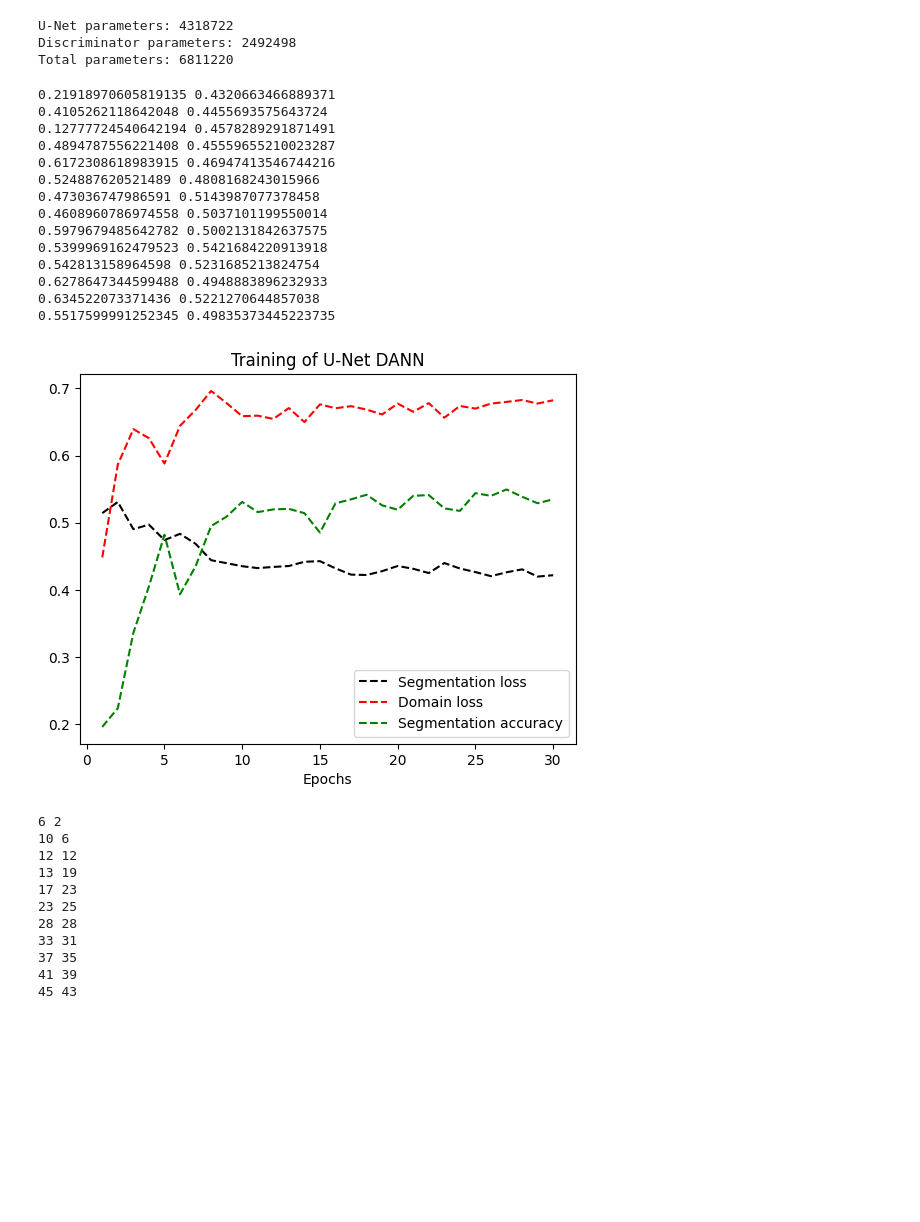
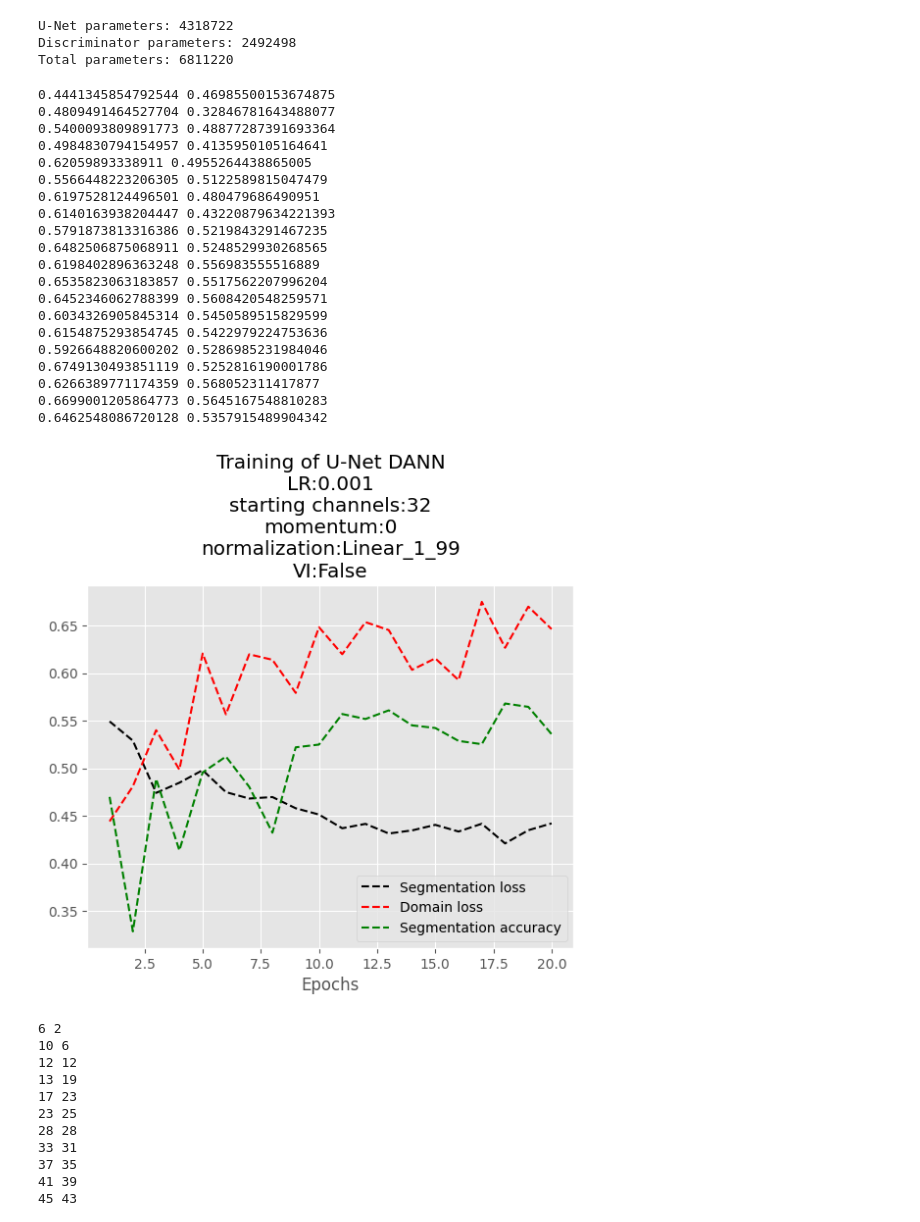
Before and after one commit to mdominguezd/DomainAdaptationCashewCropMapping_MGIThesis, a Jupyter notebook: 04_Cashew crop models/04_02_TrainUNet_With_DA.ipynb, the cells around one changed output. Drawn from its saved outputs; the diff is of its cells as text; code cells hidden in the pictures; blank space fills up the shorter version.

```diff
--- a/04_Cashew crop models/04_02_TrainUNet_With_DA.ipynb
+++ b/04_Cashew crop models/04_02_TrainUNet_With_DA.ipynb
@@ -548,7 +548,7 @@ class disc(nn.Module):
 ## 4) Set Hyperparameters
 # %%
 #Set params
-batch_size = 16
+batch_size = 32
 epochs = 20
 learning_rate = 0.001
 momentum = 0
@@ -723,50 +723,56 @@ for epoch in range(epochs):
 
     print(total_domain_loss, total_segmentation_accuracy)
 # %% [output]
-0.21918970605819135 0.4320663466889371
-0.4105262118642048 0.4455693575643724
-0.12777724540642194 0.4578289291871491
-0.4894787556221408 0.45559655210023287
-0.6172308618983915 0.46947413546744216
-0.524887620521489 0.4808168243015966
-0.473036747986591 0.5143987077378458
-0.4608960786974558 0.5037101199550014
-0.5979679485642782 0.5002131842637575
-0.5399969162479523 0.5421684220913918
-0.542813158964598 0.5231685213824754
-0.6278647344599488 0.4948883896232933
-0.634522073371436 0.5221270644857038
-0.5517599991252345 0.49835373445223735
+0.4441345854792544 0.46985500153674875
+0.4809491464527704 0.32846781643488077
+0.5400093809891773 0.48877287391693364
+0.4984830794154957 0.4135950105164641
+0.62059893338911 0.4955264438865005
+0.5566448223206305 0.5122589815047479
+0.6197528124496501 0.480479686490951
+0.6140163938204447 0.43220879634221393
+0.5791873813316386 0.5219843291467235
+0.6482506875068911 0.5248529930268565
+0.6198402896363248 0.556983555516889
+0.6535823063183857 0.5517562207996204
+0.6452346062788399 0.5608420548259571
+0.6034326905845314 0.5450589515829599
+0.6154875293854745 0.5422979224753636
+0.5926648820600202 0.5286985231984046
+0.6749130493851119 0.5252816190001786
+0.6266389771174359 0.568052311417877
+0.6699001205864773 0.5645167548810283
+0.6462548086720128 0.5357915489904342
 # %%
 torch.save(network, 'drive/MyDrive/U_Net_DANN_'  + str(up_l) + 'L_' +
            str(epochs) + 'epochs_'+ str(momentum) + 'mu_'+
            str(learning_rate) +'LR_' + str(st) +'StCh.pt')
 # %%
-# plt.style.use('seaborn')
+plt.style.use('ggplot')
 
 plt.plot(np.arange(1, epochs + 1, 1), segmen_loss_l, '--k', label = 'Segmentation loss')
 plt.plot(np.arange(1, epochs + 1, 1), domain_loss_l, '--r', label = 'Domain loss')
 plt.plot(np.arange(1, epochs + 1, 1), train_accuracy_l, '--g', label = 'Segmentation accuracy')
 
 plt.legend()
 
 plt.xlabel('Epochs')
 plt.title('Training of U-Net DANN\nLR:'+str(learning_rate)+
           '\nstarting channels:'+str(st)+
-          '\nmomentum'+str(momentum)+
+          '\nmomentum:'+str(momentum)+
           '\nnormalization:' + normalization +
           '\nVI:' + str(Use_VI)
           )
 
 fig = plt.gcf()
 
-fig.savefig('U-Net_DANN_4L_TrainingLoop_LR'+str(learning_rate)+
+fig.savefig('drive/MyDrive/U-Net_DANN_4L_TrainingLoop_LR'+str(learning_rate)+
           '_starting_channels'+str(st)+
           '_momentum'+str(momentum)+
           '_normalization' + normalization +
           '_VI' + str(Use_VI) + '.png')
 # %% [output]
-[figure, old version]
+[figure, new version]
 # %%
 iterable_test = enumerate(CIV_test_loader)
 
```
Also changed, not shown: parts of 1 cell of this notebook.
